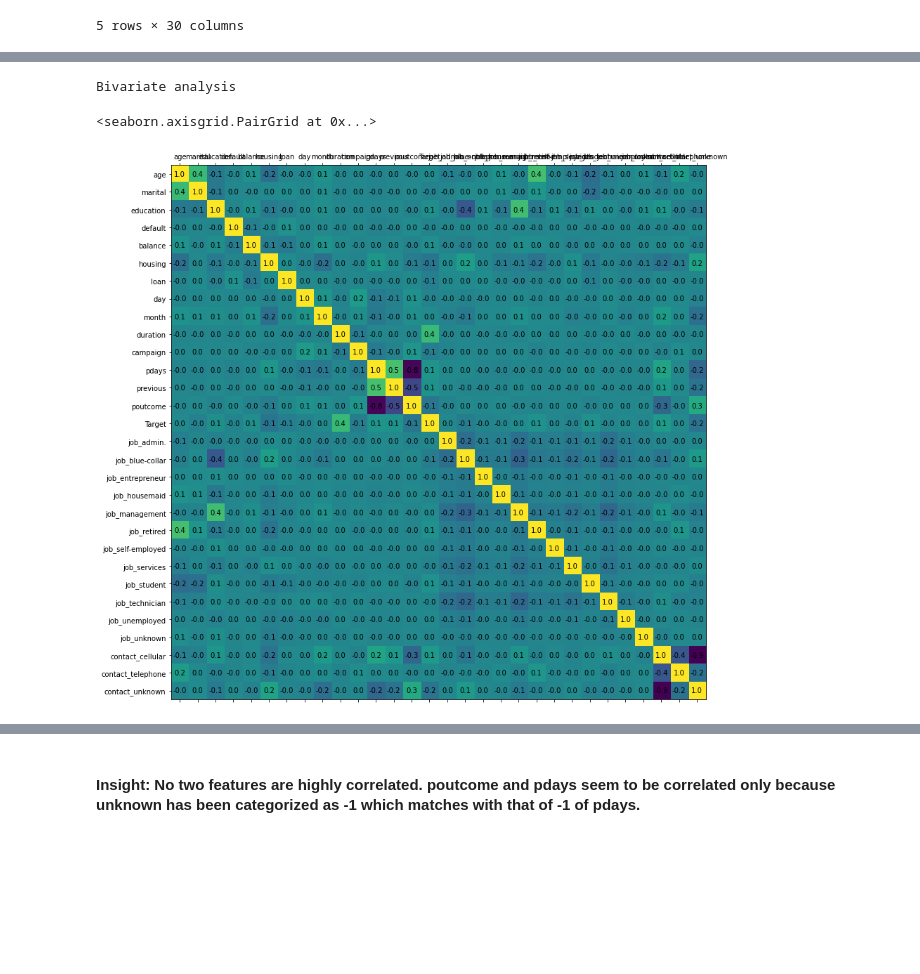
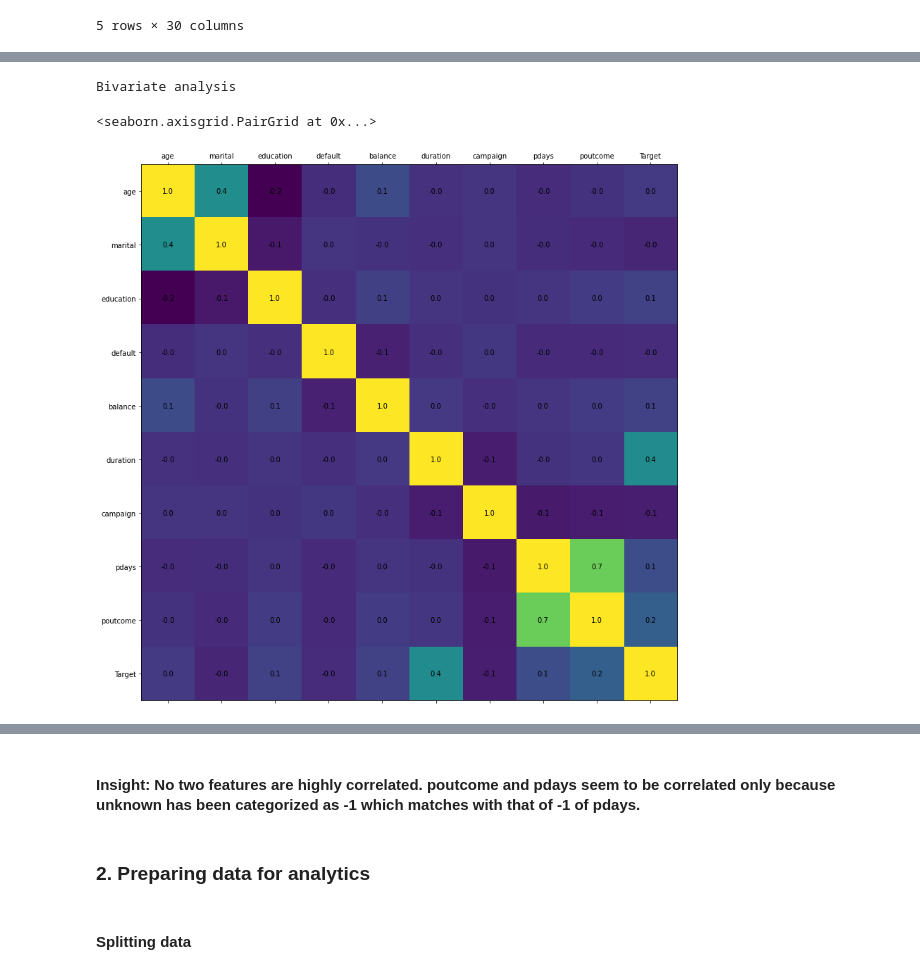
Before and after one commit to sjhamb31/AIML_GreatLearning, a Jupyter notebook: Ensemble_techniques_assignment3_Sjhamb.ipynb, the cells around one changed output, grey strips where cells are left out. Drawn from its saved outputs; the diff is of its cells as text; code cells hidden in the pictures; blank space fills up the shorter version.

```diff
--- a/Ensemble_techniques_assignment3_Sjhamb.ipynb
+++ b/Ensemble_techniques_assignment3_Sjhamb.ipynb
@@ -131,3 +138,10 @@ memory usage: 5.8 MB
 | 3 | 47 | 1 | -1 | 0 | 1506 | 1 | 0 | 5 | 5 | 92 | ... | ... |
 | 4 | 33 | 0 | -1 | 0 | 1 | 0 | 0 | 5 | 5 | 198 | ... | ... |
 5 rows × 30 columns
+# %%
+# Univariate analysis
+print('Univariate analysis\n')
+columns2stay = ['age', 'marital', 'education', 'default', 'balance', 'duration','campaign','pdays', 'poutcome','Target'] # Categorical columns
+columns2drop = ['day', 'month']
+data2 = data.drop(data.columns.difference(columns2stay),1)
+data2.hist(stacked=False, bins=100, figsize=(12,40), layout=(14,2))
@@ -134,15 +170,15 @@ memory usage: 5.8 MB
 # %%
 # Bivariate analysis
 print('Bivariate analysis\n')
-corr = data.corr()
+corr = data2.corr()
 fig, ax = plt.subplots(figsize=(14, 14))
 ax.matshow(corr)
 plt.xticks(range(len(corr.columns)), corr.columns)
 plt.yticks(range(len(corr.columns)), corr.columns)
 for (i, j), z in np.ndenumerate(corr):
     ax.text(j, i, '{:0.1f}'.format(z), ha='center', va='center')
-sns.pairplot(data)
+sns.pairplot(data2)
 # %% [output]
 Bivariate analysis
 <seaborn.axisgrid.PairGrid at 0x...>
-[figure, old version]
+[figure, new version]
@@ -150,2 +186,6 @@ Bivariate analysis
 # %% [markdown]
 #### Insight: No two features are highly correlated. poutcome and pdays seem to be correlated only because unknown has been categorized as -1 which matches with that of -1 of pdays.
+# %% [markdown]
+### 2. Preparing data for analytics
+# %% [markdown]
+#### Splitting data
```
Also changed, not shown: parts of 5 cells of this notebook.
